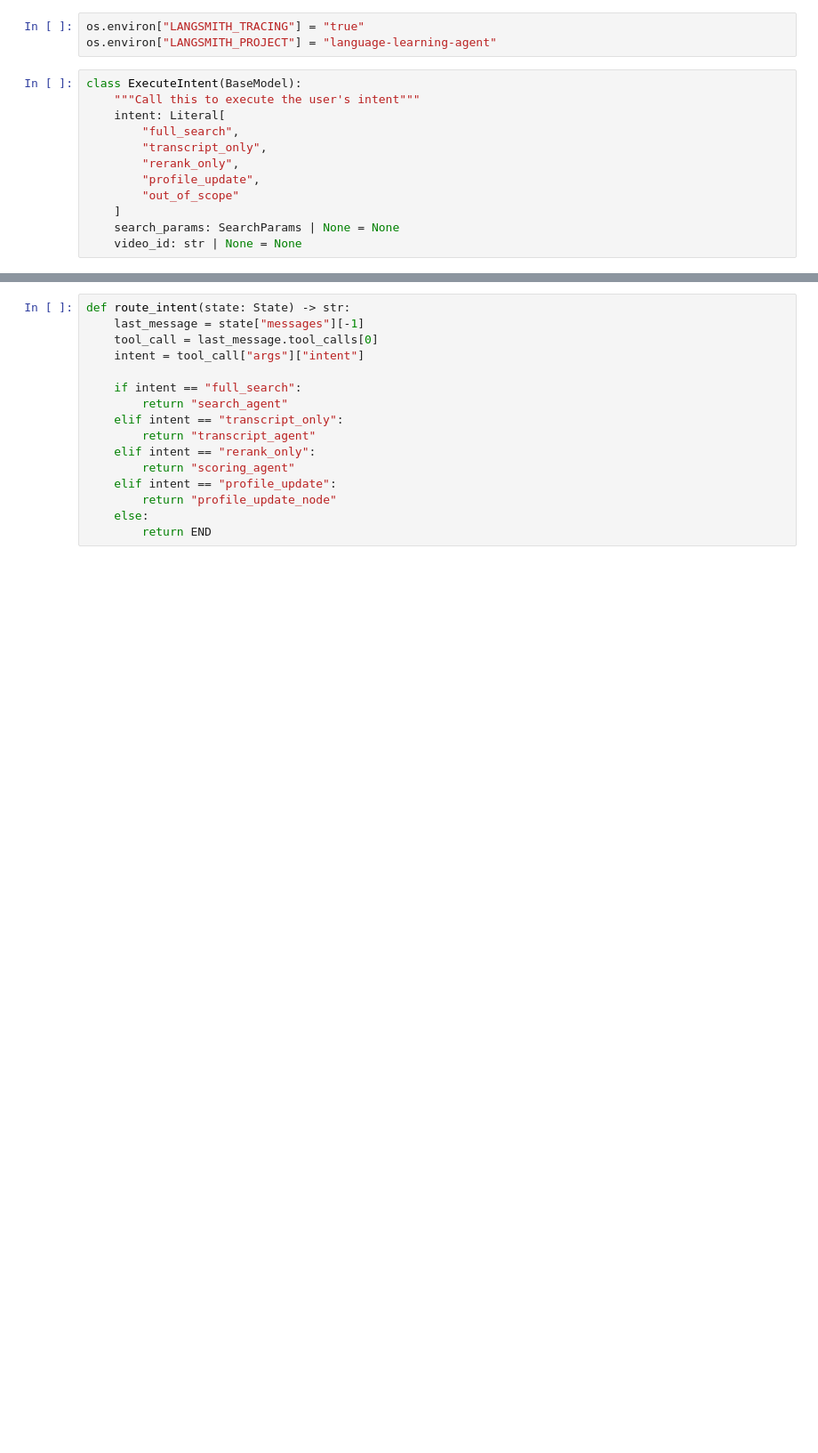
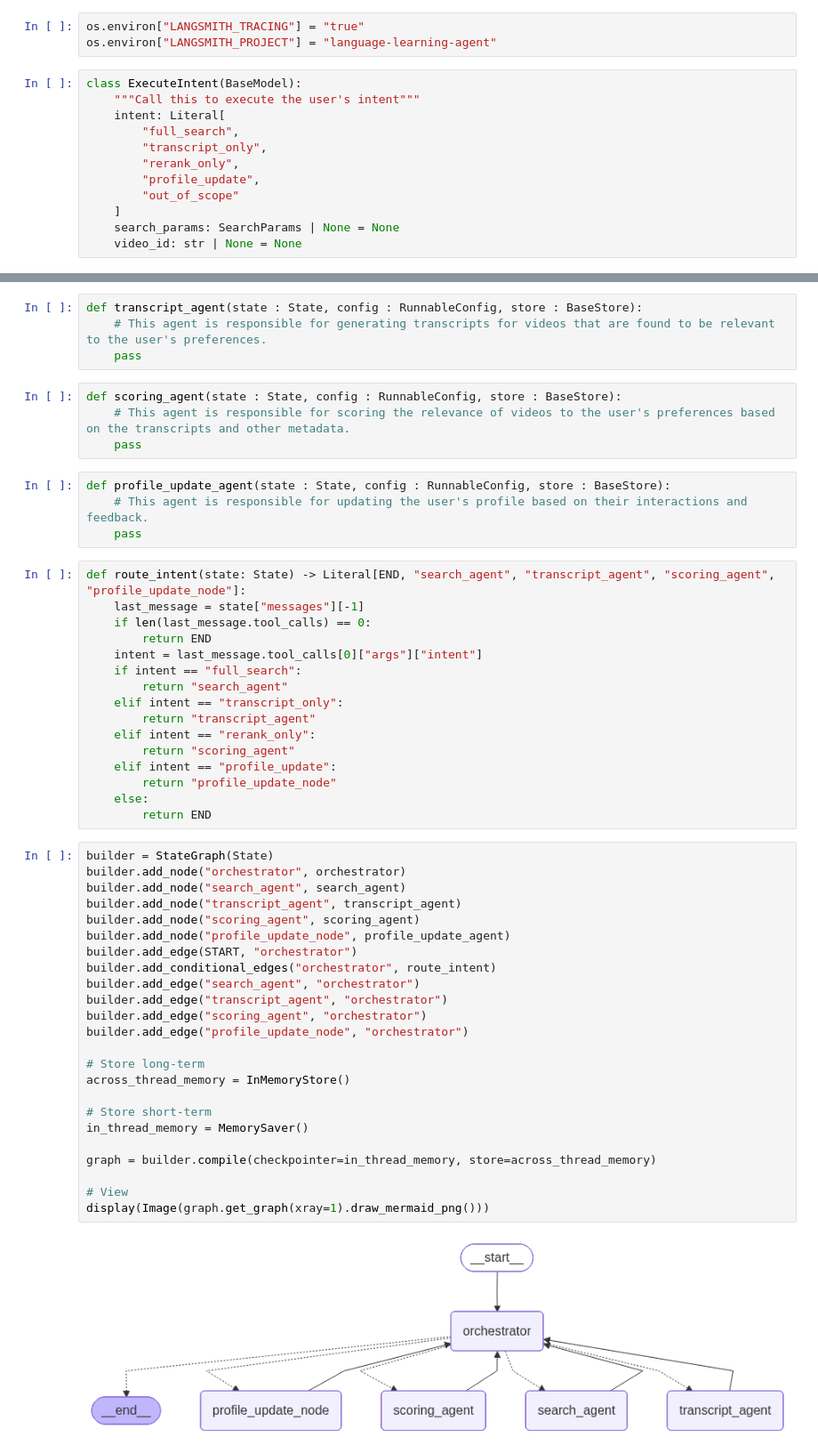
Before and after one commit to RenanFlorencio/language-learning-agent, a Jupyter notebook: agents/orchestrator.ipynb, the cells around one changed output, grey strips where cells are left out. Shown at 89% size. Saved outputs shown, nothing was run; the diff lists cells and outputs as text; blank space fills up the shorter version.

Commit message:
orchestrator and search_agent creation in notebook

```diff
--- a/agents/orchestrator.ipynb
+++ b/agents/orchestrator.ipynb
@@ -42,9 +183,21 @@ def orchestrator(state : StateGraph, config : RunnableConfig, store : BaseStore)
+# %%
+def transcript_agent(state : State, config : RunnableConfig, store : BaseStore):
+    # This agent is responsible for generating transcripts for videos that are found to be relevant to the user's preferences.
+    pass
+# %%
+def scoring_agent(state : State, config : RunnableConfig, store : BaseStore):
+    # This agent is responsible for scoring the relevance of videos to the user's preferences based on the transcripts and other metadata.
+    pass
+# %%
+def profile_update_agent(state : State, config : RunnableConfig, store : BaseStore):
+    # This agent is responsible for updating the user's profile based on their interactions and feedback.
+    pass
 # %%
-def route_intent(state: State) -> str:
+def route_intent(state: State) -> Literal[END, "search_agent", "transcript_agent", "scoring_agent", "profile_update_node"]:
     last_message = state["messages"][-1]
-    tool_call = last_message.tool_calls[0]
-    intent = tool_call["args"]["intent"]
-
+    if len(last_message.tool_calls) == 0:
+        return END
+    intent = last_message.tool_calls[0]["args"]["intent"]
     if intent == "full_search":
         return "search_agent"
     elif intent == "transcript_only":
@@ -55,3 +208,29 @@ def route_intent(state: State) -> str:
         return "profile_update_node"
     else:
         return END
+# %%
+builder = StateGraph(State)
+builder.add_node("orchestrator", orchestrator)
+builder.add_node("search_agent", search_agent)
+builder.add_node("transcript_agent", transcript_agent)
+builder.add_node("scoring_agent", scoring_agent)
+builder.add_node("profile_update_node", profile_update_agent)
+builder.add_edge(START, "orchestrator")
+builder.add_conditional_edges("orchestrator", route_intent)
+builder.add_edge("search_agent", "orchestrator")
+builder.add_edge("transcript_agent", "orchestrator")
+builder.add_edge("scoring_agent", "orchestrator")
+builder.add_edge("profile_update_node", "orchestrator")
+
+# Store long-term
+across_thread_memory = InMemoryStore()
+
+# Store short-term
+in_thread_memory = MemorySaver()
+
+graph = builder.compile(checkpointer=in_thread_memory, store=across_thread_memory)
+
+# View
+display(Image(graph.get_graph(xray=1).draw_mermaid_png()))
+# %% [output]
+[figure, added]
```
Also changed, not shown: parts of 13 cells of this notebook, 6 other files.
